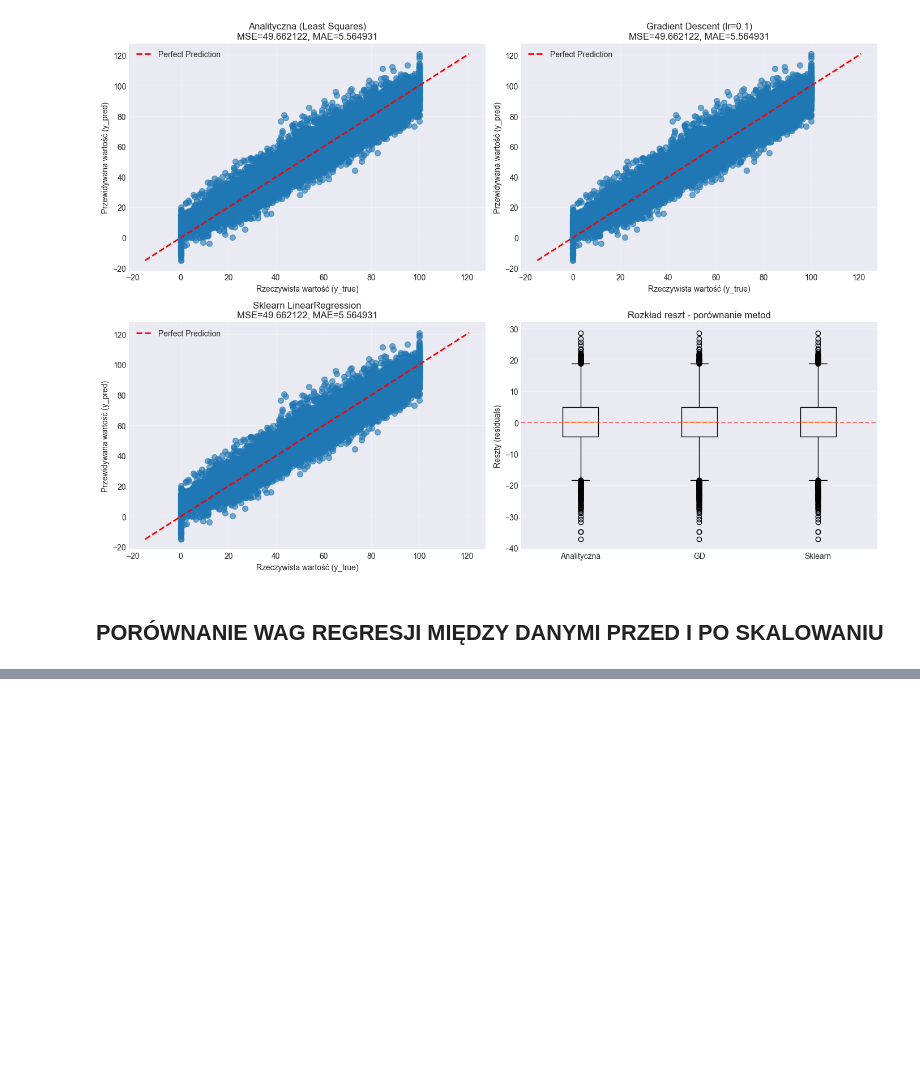
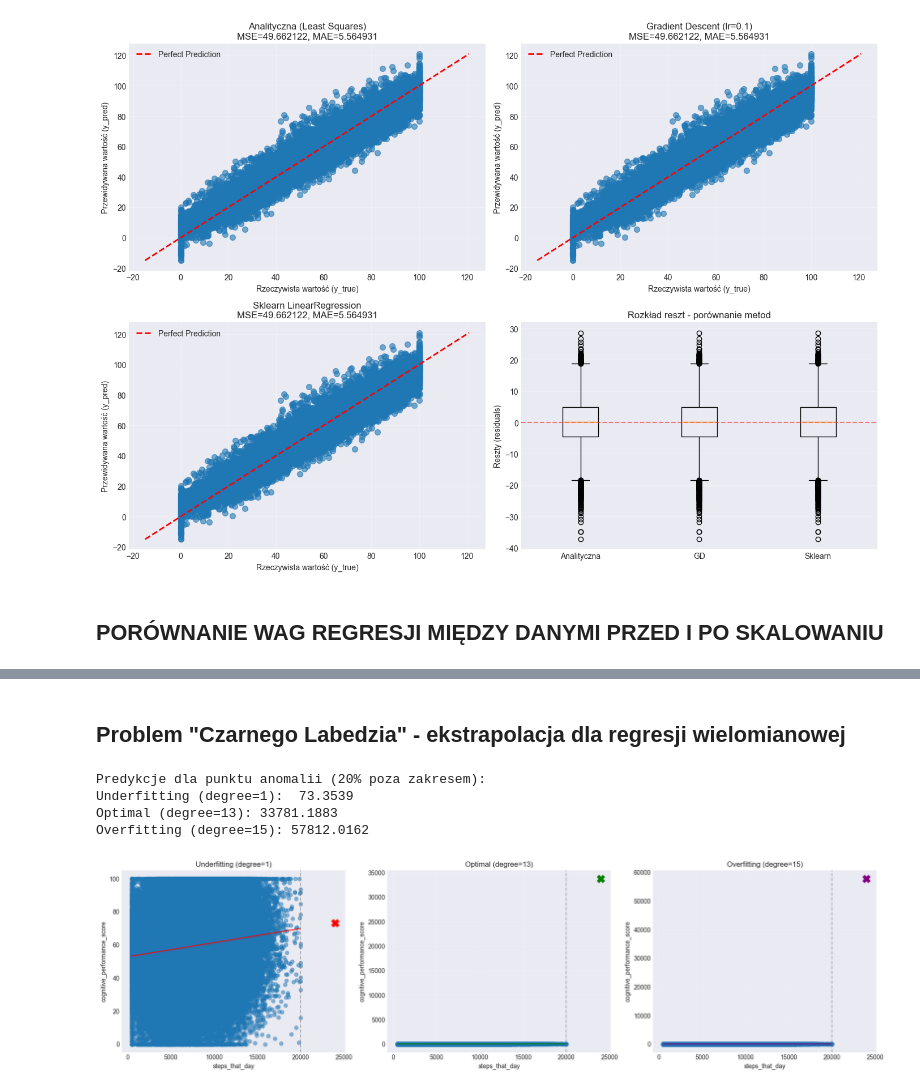
Before and after one commit to PPiotr491/MSiD, a Jupyter notebook: Lista2/sleep_health_prediciton_models.ipynb, the cells around one changed output, grey strips where cells are left out. Drawn from its saved outputs; the diff is of its cells as text; code cells hidden in the pictures; blank space fills up the shorter version.

```diff
--- a/Lista2/sleep_health_prediciton_models.ipynb
+++ b/Lista2/sleep_health_prediciton_models.ipynb
@@ -1016,0 +1213,69 @@ Wagi: [ 0.16671 -0.0233   0.14971  0.7824   0.01855  2.12872 12.44128  3.7505
+# %% [markdown]
+## Problem "Czarnego Labedzia" - ekstrapolacja dla regresji wielomianowej
+# %%
+x_min_raw = x_train_raw.min()
+x_max_raw = x_train_raw.max()
+x_anomaly_raw = x_max_raw * 1.2
+
+x_plot_raw = np.linspace(x_min_raw, x_max_raw, 200).reshape(-1, 1)
+x_plot = (x_plot_raw - mean_feature) / scale_feature
+x_anomaly = (np.array([[x_anomaly_raw]]) - mean_feature) / scale_feature
+
+model_underfit = poly_models[0]
+model_optimal = poly_models[best_degree_idx]
+model_overfit = poly_models[14]
+
+def predict_poly(model_bundle, x_values):
+    X_poly = model_bundle["poly"].transform(x_values)
+    return model_bundle["model"].predict(X_poly)
+
+y_underfit_plot = predict_poly(model_underfit, x_plot)
+y_optimal_plot = predict_poly(model_optimal, x_plot)
+y_overfit_plot = predict_poly(model_overfit, x_plot)
+
+y_underfit_anomaly = predict_poly(model_underfit, x_anomaly)[0]
+y_optimal_anomaly = predict_poly(model_optimal, x_anomaly)[0]
+y_overfit_anomaly = predict_poly(model_overfit, x_anomaly)[0]
+
+print("\nPredykcje dla punktu anomalii (20% poza zakresem):")
+print(f"Underfitting (degree=1):  {y_underfit_anomaly:.4f}")
+print(f"Optimal (degree={best_degree}): {y_optimal_anomaly:.4f}")
+print(f"Overfitting (degree=15): {y_overfit_anomaly:.4f}")
+
+fig, axes = plt.subplots(1, 3, figsize=(18, 5))
+
+axes[0].scatter(x_train_raw, y_train_reg, alpha=0.5)
+axes[0].plot(x_plot_raw, y_underfit_plot, color='red')
+axes[0].scatter([x_anomaly_raw], [y_underfit_anomaly], color='red', marker='X', s=150)
+axes[0].axvline(x_max_raw, color='gray', linestyle='--', alpha=0.6)
+axes[0].set_title('Underfitting (degree=1)')
+axes[0].set_xlabel(feature_for_poly)
+axes[0].set_ylabel('cognitive_performance_score')
+axes[0].grid(True, alpha=0.3)
+
+axes[1].scatter(x_train_raw, y_train_reg, alpha=0.5)
+axes[1].plot(x_plot_raw, y_optimal_plot, color='green')
+axes[1].scatter([x_anomaly_raw], [y_optimal_anomaly], color='green', marker='X', s=150)
+axes[1].axvline(x_max_raw, color='gray', linestyle='--', alpha=0.6)
+axes[1].set_title(f'Optimal (degree={best_degree})')
+axes[1].set_xlabel(feature_for_poly)
+axes[1].set_ylabel('cognitive_performance_score')
+axes[1].grid(True, alpha=0.3)
+
+axes[2].scatter(x_train_raw, y_train_reg, alpha=0.5)
+axes[2].plot(x_plot_raw, y_overfit_plot, color='purple')
+axes[2].scatter([x_anomaly_raw], [y_overfit_anomaly], color='purple', marker='X', s=150)
+axes[2].axvline(x_max_raw, color='gray', linestyle='--', alpha=0.6)
+axes[2].set_title('Overfitting (degree=15)')
+axes[2].set_xlabel(feature_for_poly)
+axes[2].set_ylabel('cognitive_performance_score')
+axes[2].grid(True, alpha=0.3)
+
+plt.tight_layout()
+plt.show()
+# %% [output]
+Predykcje dla punktu anomalii (20% poza zakresem):
+Underfitting (degree=1):  73.3539
+Optimal (degree=13): 33781.1883
+Overfitting (degree=15): 57812.0162
+[figure, added]
```
Also changed, not shown: parts of 11 cells of this notebook, 1 other file.
